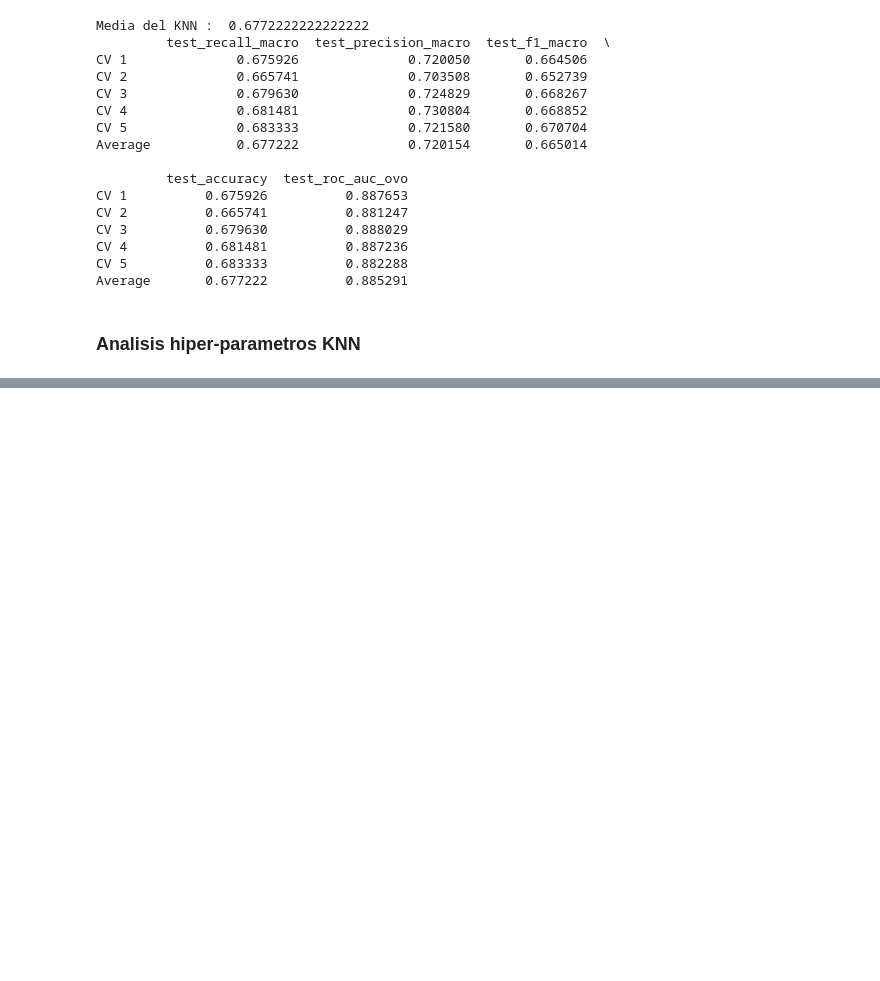
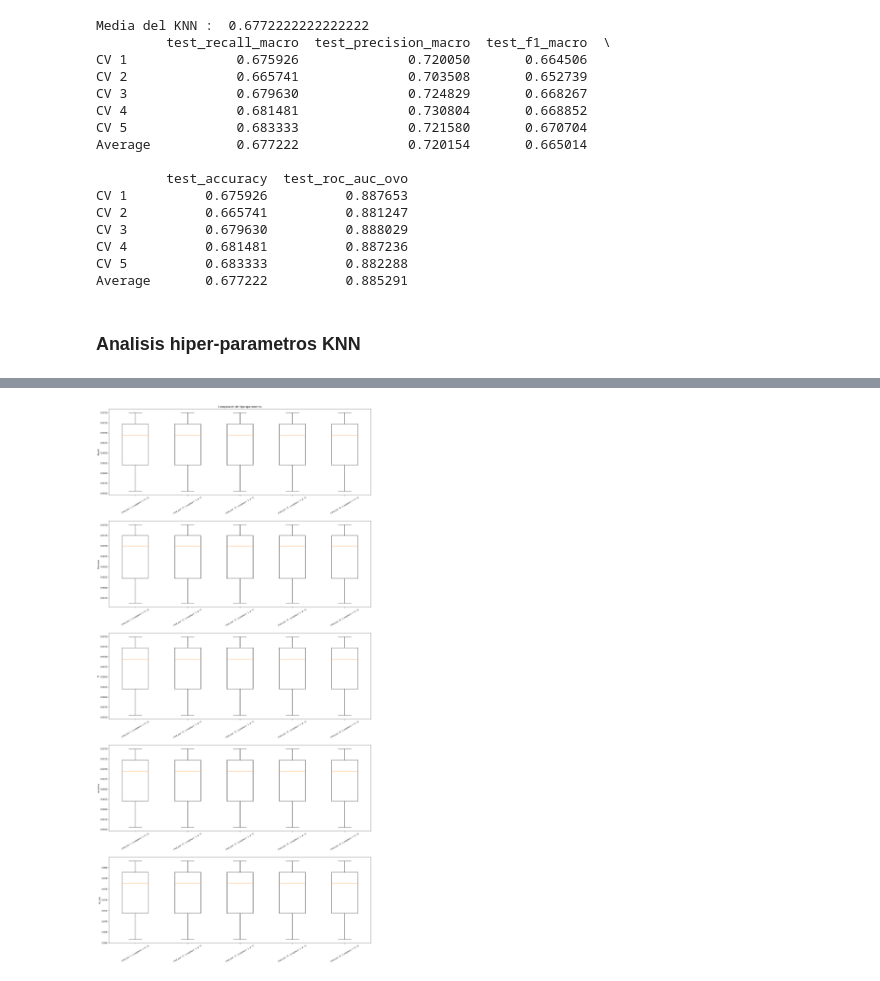
Before and after one commit to vidaldani/MangoGrading, a Jupyter notebook: NearestNeighbor.ipynb, the cells around one changed output, grey strips where cells are left out. Cells and saved outputs as stored; diff of their text form; code cells hidden in the pictures; blank space fills up the shorter version.

```diff
--- a/NearestNeighbor.ipynb
+++ b/NearestNeighbor.ipynb
@@ -153,0 +154,76 @@ plt.show()
+# %%
+## Mostramos los top 5 que aparecen en los diagramas
+top_recall =[]
+top_precision = []
+top_f1 =[]
+top_accuracy = []
+top_roc_auc  =[]
+top_labels = []
+
+
+for c in range(len(labels)):
+    for score in scoring:
+        x = df['rank_test_'+score]
+        if score == 'recall_macro':
+            if x[c] == 1 :
+                top_recall.append(df.iloc[c,8:13].to_list())
+                top_labels.append(df['params'][c])
+        elif score == 'precision_macro':
+            if x[c] == 1 :
+                top_precision.append(df.iloc[c,16:21].to_list())
+        elif score == 'f1_macro':
+            if x[c] == 1 :
+                top_f1.append(df.iloc[c,24:29].to_list())
+        elif score == 'accuracy':
+            if x[c] == 1 :
+                top_accuracy.append(df.iloc[c,32:37].to_list())
+        elif score == 'roc_auc_ovo':
+            if x[c] == 1 :
+                top_roc_auc.append(df.iloc[c,40:45].to_list())
+
+
+fig, ax = plt.subplots(5,1)
+
+ax[0].boxplot(top_recall,labels=top_labels)
+ax[0].set_xticklabels(labels=top_labels,rotation=30, fontsize=8)
+ax[0].set(
+    axisbelow=True,  # Hide the grid behind plot objects
+    title='Comparación de hiperaparametros',
+    ylabel='Recall'
+    )
+
+ax[1].boxplot(top_precision,labels=top_labels)
+ax[1].set_xticklabels(labels=top_labels,rotation=30, fontsize=8)
+ax[1].set(
+    axisbelow=True,  # Hide the grid behind plot objects
+    ylabel='Precision'
+)
+
+ax[2].boxplot(top_f1,labels=top_labels)
+ax[2].set_xticklabels(labels=top_labels,rotation=30, fontsize=8)
+ax[2].set(
+    axisbelow=True,  # Hide the grid behind plot objects
+    ylabel='f1'
+)
+
+
+ax[3].boxplot(top_accuracy,labels=top_labels)
+ax[3].set_xticklabels(labels=top_labels,rotation=30, fontsize=8)
+ax[3].set(
+    axisbelow=True,  # Hide the grid behind plot objects
+    ylabel='accuracy'
+)
+
+
+ax[4].boxplot(top_roc_auc,labels=top_labels)
+ax[4].set_xticklabels(labels=top_labels,rotation=30, fontsize=8)
+ax[4].set(
+    axisbelow=True,  # Hide the grid behind plot objects
+    ylabel='roc_auc'
+)
+fig.subplots_adjust(left=0.08, right=3, bottom=0.05, top=9,
+                    hspace=0.3, wspace=0.3)
+
+plt.show()
+# %% [output]
+[figure, added]
```
Also changed, not shown: parts of 3 cells of this notebook, 3 other files.
